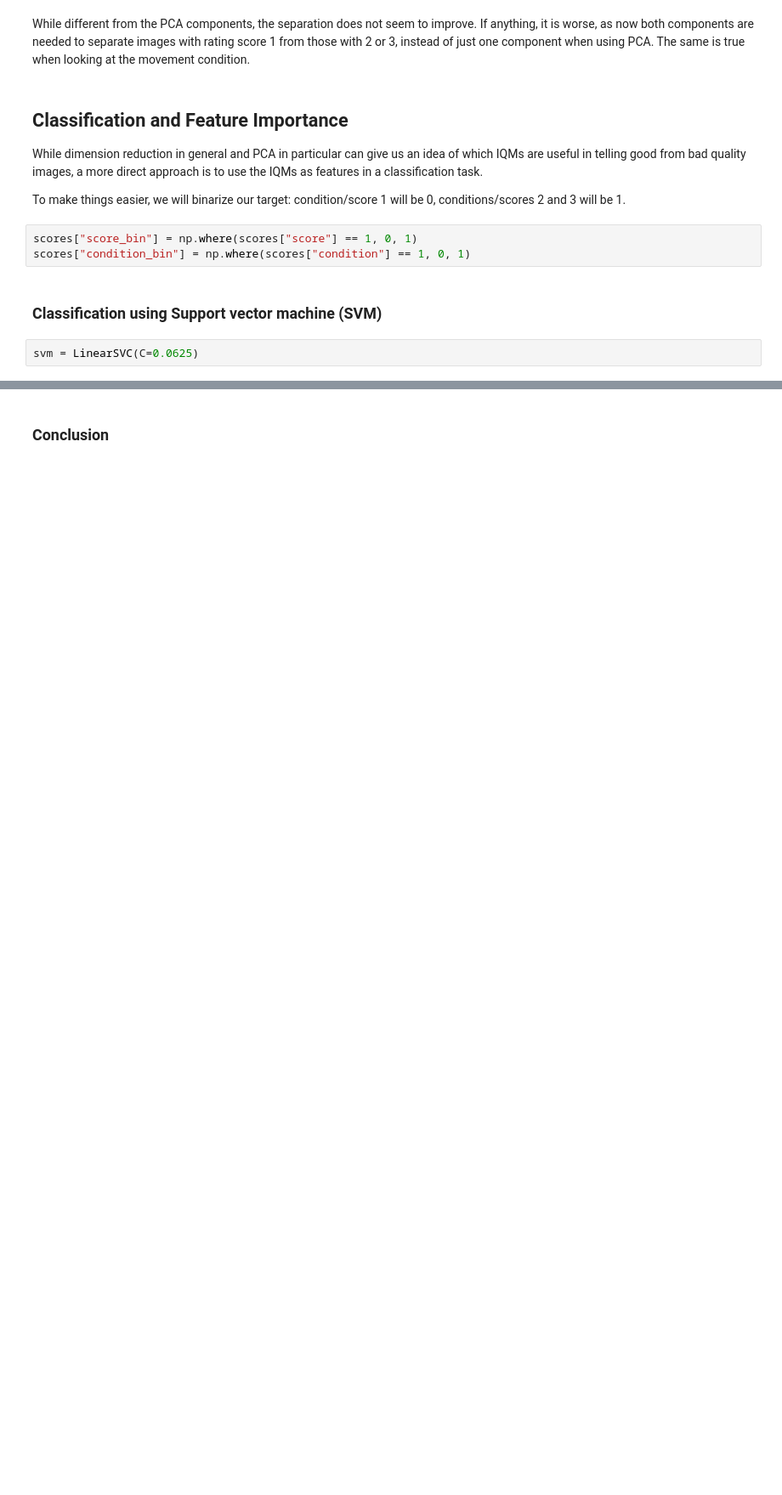
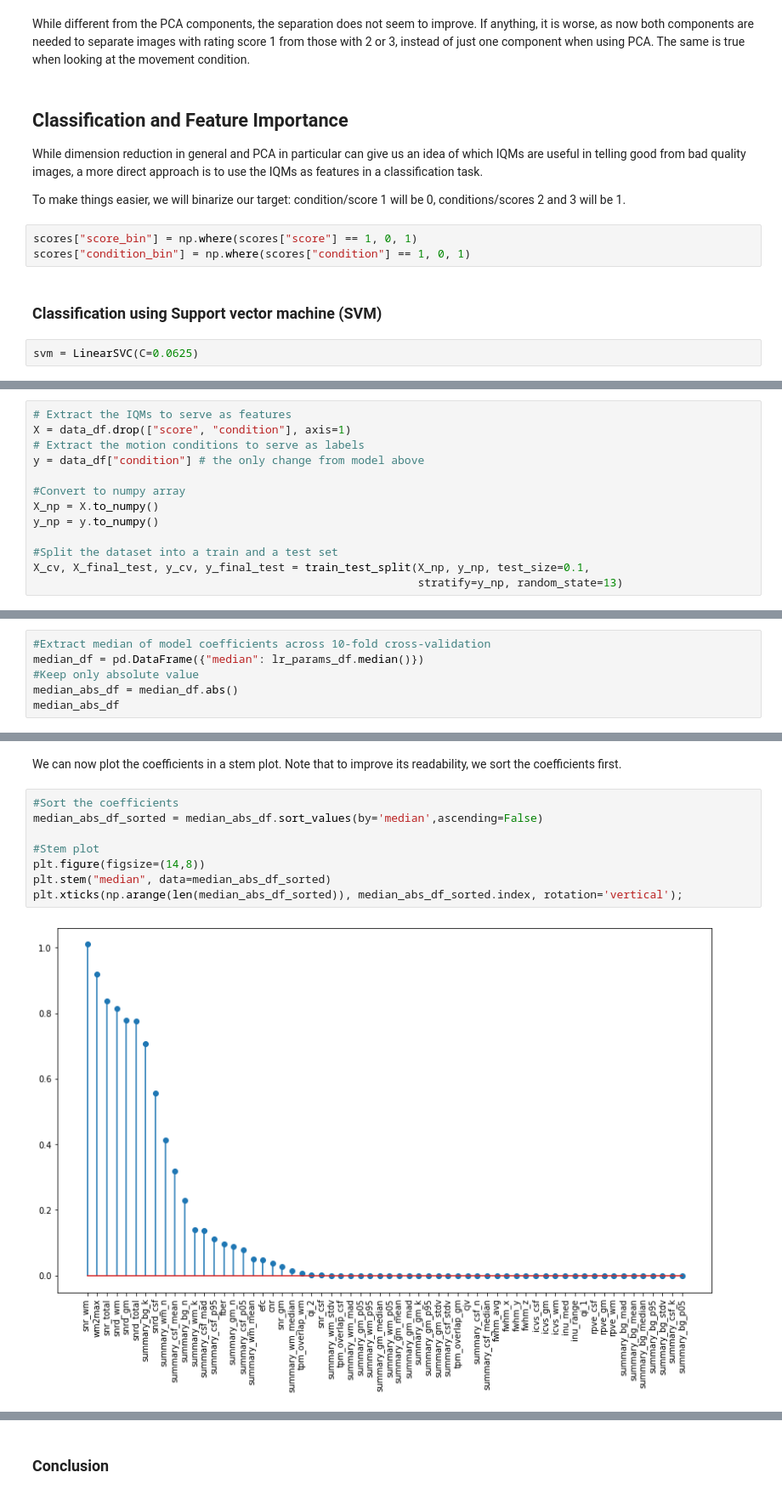
Before and after one commit to brainhack-ch/interpret-iqms, a Jupyter notebook: code/interpretability-of-iqms.ipynb, the cells around one changed output, grey strips where cells are left out. Shown: that part at 85% size. Drawn from its saved outputs; the diff is of its cells as text; blank space fills up the shorter version.

```diff
--- a/code/interpretability-of-iqms.ipynb
+++ b/code/interpretability-of-iqms.ipynb
@@ -199,0 +247,13 @@ svm = LinearSVC(C=0.0625)
+# %%
+# Extract the IQMs to serve as features
+X = data_df.drop(["score", "condition"], axis=1)
+# Extract the motion conditions to serve as labels
+y = data_df["condition"] # the only change from model above
+
+#Convert to numpy array
+X_np = X.to_numpy()
+y_np = y.to_numpy()
+
+#Split the dataset into a train and a test set
+X_cv, X_final_test, y_cv, y_final_test = train_test_split(X_np, y_np, test_size=0.1,
+                                                          stratify=y_np, random_state=13)
@@ -199,0 +359,6 @@ svm = LinearSVC(C=0.0625)
+# %%
+#Extract median of model coefficients across 10-fold cross-validation
+median_df = pd.DataFrame({"median": lr_params_df.median()})
+#Keep only absolute value
+median_abs_df = median_df.abs()
+median_abs_df
@@ -199,0 +379,12 @@ svm = LinearSVC(C=0.0625)
+# %% [markdown]
+We can now plot the coefficients in a stem plot. Note that to improve its readability, we sort the coefficients first.
+# %%
+#Sort the coefficients
+median_abs_df_sorted = median_abs_df.sort_values(by='median',ascending=False)
+
+#Stem plot
+plt.figure(figsize=(14,8))
+plt.stem("median", data=median_abs_df_sorted)
+plt.xticks(np.arange(len(median_abs_df_sorted)), median_abs_df_sorted.index, rotation='vertical');
+# %% [output]
+[figure, added]
```
Also changed, not shown: parts of 28 cells of this notebook.
